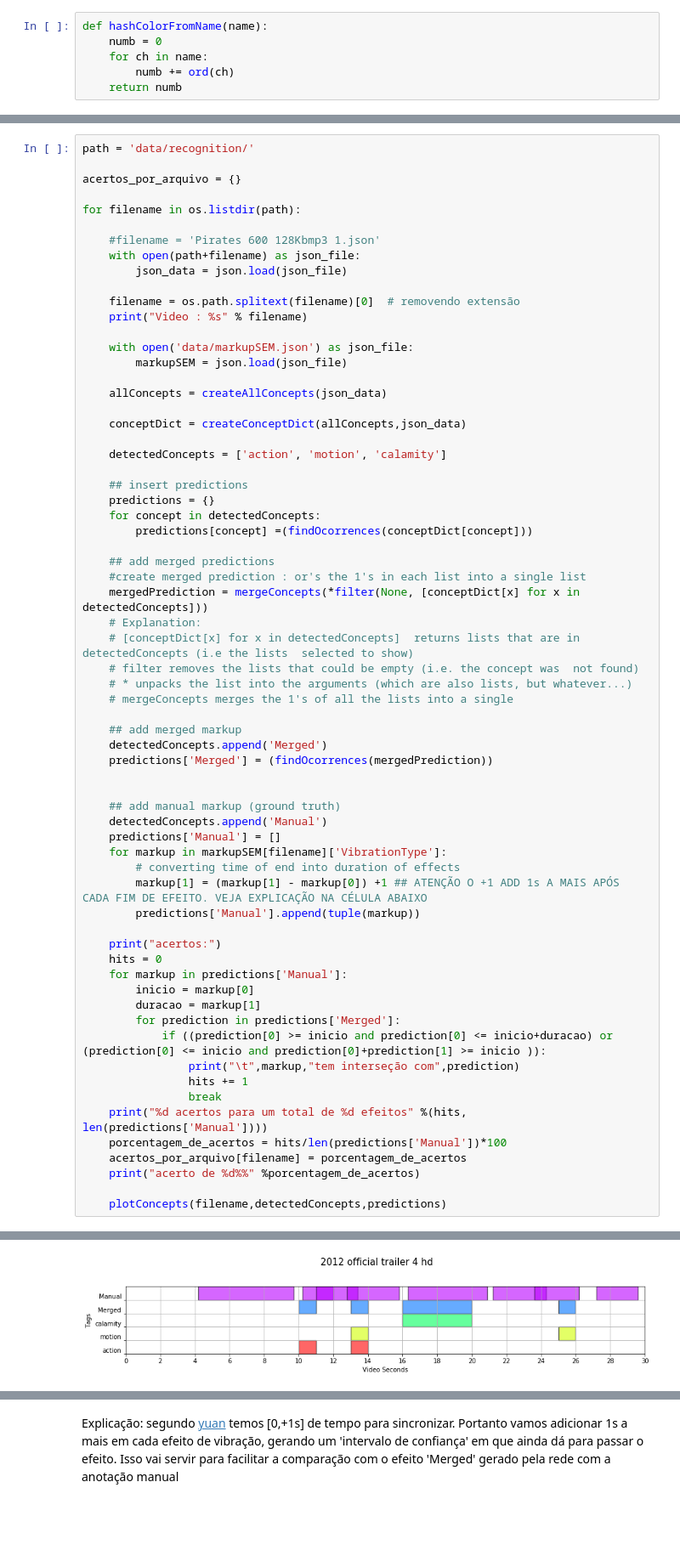
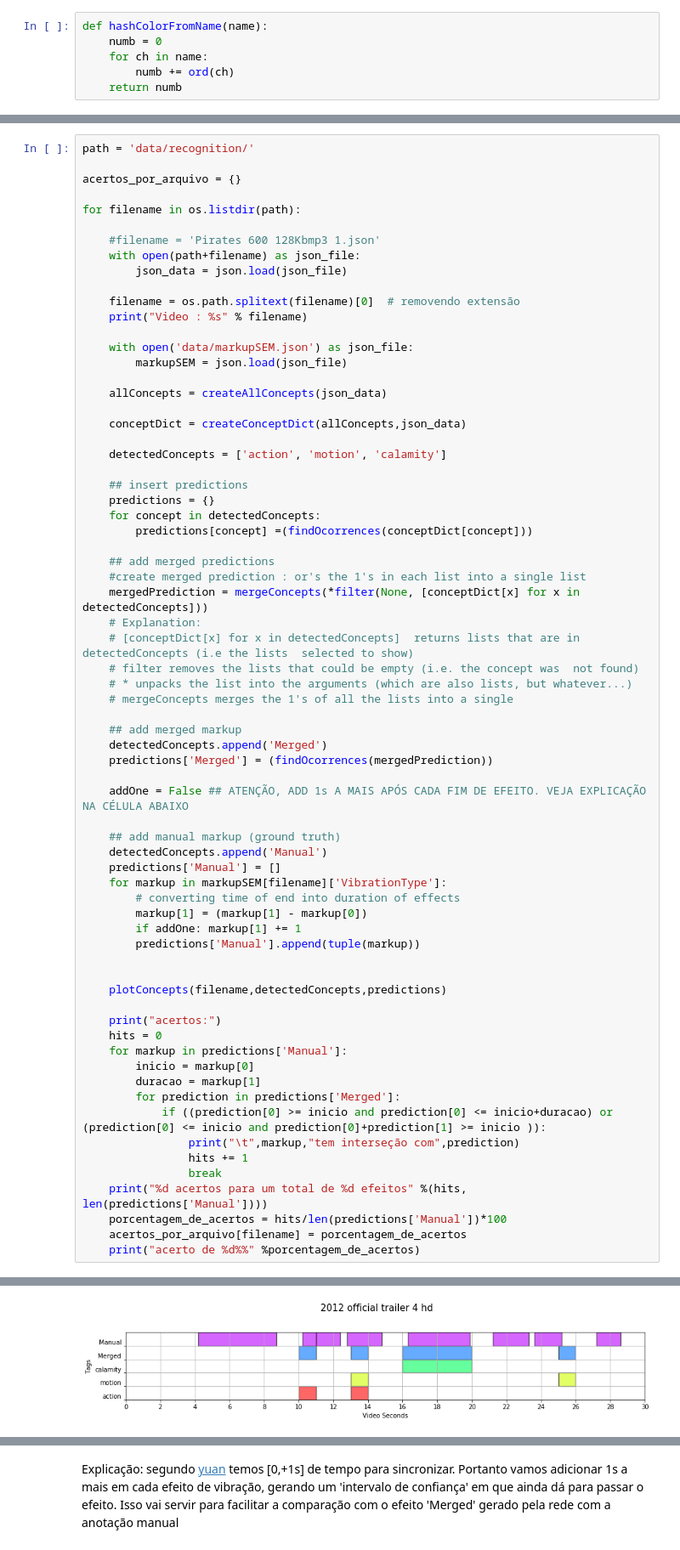
Before and after one commit to raphael-abreu/SteveML-Evaluation, a Jupyter notebook: nb.ipynb, the cells around one changed output, grey strips where cells are left out. Shown: that part at 85% size. Saved outputs shown, nothing was run; the diff lists cells and outputs as text; blank space fills up the shorter version.

Commit message:
plots para artigo

```diff
--- a/nb.ipynb
+++ b/nb.ipynb
@@ -150,14 +156,19 @@ for filename in os.listdir(path):
     detectedConcepts.append('Merged')
     predictions['Merged'] = (findOcorrences(mergedPrediction))
 
+    addOne = False ## ATENÇÃO, ADD 1s A MAIS APÓS CADA FIM DE EFEITO. VEJA EXPLICAÇÃO NA CÉLULA ABAIXO
 
     ## add manual markup (ground truth)
     detectedConcepts.append('Manual')
     predictions['Manual'] = []
     for markup in markupSEM[filename]['VibrationType']:
         # converting time of end into duration of effects
-        markup[1] = (markup[1] - markup[0]) +1 ## ATENÇÃO O +1 ADD 1s A MAIS APÓS CADA FIM DE EFEITO. VEJA EXPLICAÇÃO NA CÉLULA ABAIXO
+        markup[1] = (markup[1] - markup[0])
+        if addOne: markup[1] += 1
         predictions['Manual'].append(tuple(markup))
+
+
+    plotConcepts(filename,detectedConcepts,predictions)
 
     print("acertos:")
     hits = 0
@@ -173,7 +184,5 @@ for filename in os.listdir(path):
     porcentagem_de_acertos = hits/len(predictions['Manual'])*100
     acertos_por_arquivo[filename] = porcentagem_de_acertos
     print("acerto de %d%%" %porcentagem_de_acertos)
-
-    plotConcepts(filename,detectedConcepts,predictions)
 # %% [output]
 Video : 2012 official trailer 4 hd
@@ -188 +189 @@ acerto de 62%
-[figure, old version]
+[figure, new version]
```
Also changed, not shown: parts of 5 cells of this notebook, 3 other files.
